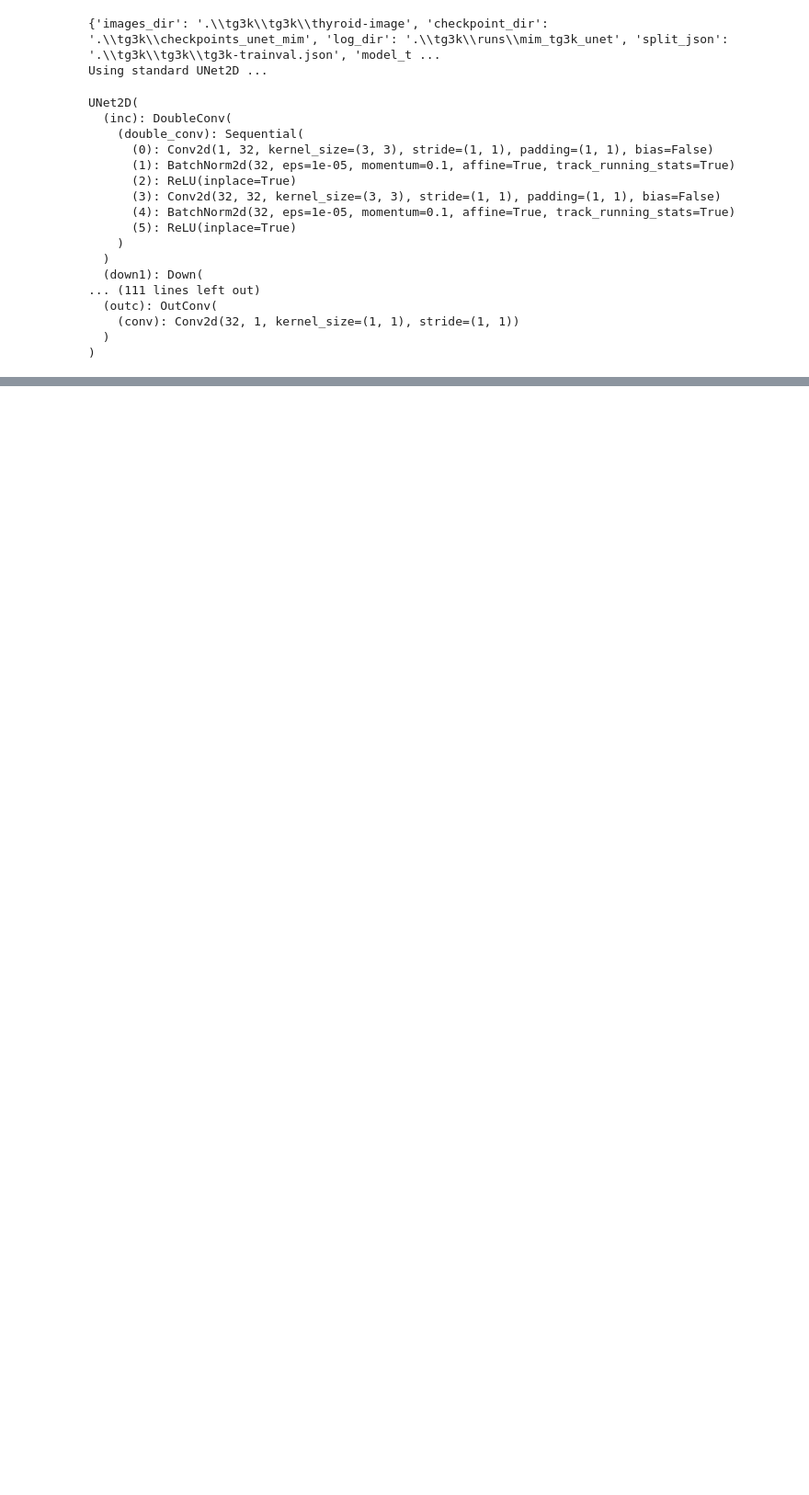
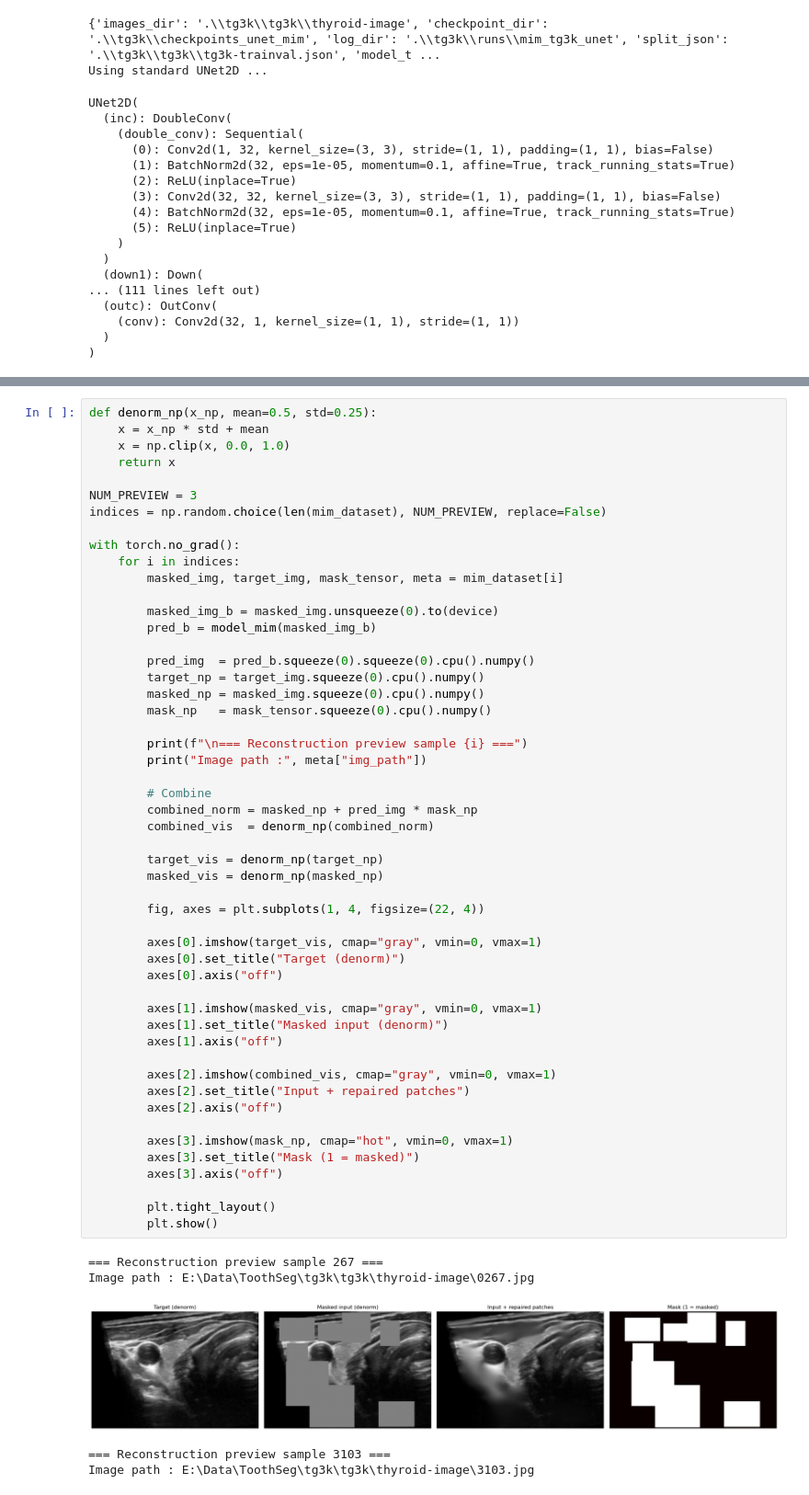
Before and after one commit to Linkbreathe/DL4CR, a Jupyter notebook: visual_helper.ipynb, the cells around one changed output, grey strips where cells are left out. Shown at 92% size. Drawn from its saved outputs; the diff is of its cells as text; blank space fills up the shorter version.

Commit message:
update for visual helper

```diff
--- a/visual_helper.ipynb
+++ b/visual_helper.ipynb
@@ -350,0 +400,57 @@ visualize_samples_in_one_plot(
+# %%
+def denorm_np(x_np, mean=0.5, std=0.25):
+    x = x_np * std + mean
+    x = np.clip(x, 0.0, 1.0)
+    return x
+
+NUM_PREVIEW = 3
+indices = np.random.choice(len(mim_dataset), NUM_PREVIEW, replace=False)
+
+with torch.no_grad():
+    for i in indices:
+        masked_img, target_img, mask_tensor, meta = mim_dataset[i]
+
+        masked_img_b = masked_img.unsqueeze(0).to(device)
+        pred_b = model_mim(masked_img_b)
+
+        pred_img  = pred_b.squeeze(0).squeeze(0).cpu().numpy()
+        target_np = target_img.squeeze(0).cpu().numpy()
+        masked_np = masked_img.squeeze(0).cpu().numpy()
+        mask_np   = mask_tensor.squeeze(0).cpu().numpy()
+
+        print(f"\n=== Reconstruction preview sample {i} ===")
+        print("Image path :", meta["img_path"])
+
+        # Combine
+        combined_norm = masked_np + pred_img * mask_np
+        combined_vis  = denorm_np(combined_norm)
+
+        target_vis = denorm_np(target_np)
+        masked_vis = denorm_np(masked_np)
+
+        fig, axes = plt.subplots(1, 4, figsize=(22, 4))
+
+        axes[0].imshow(target_vis, cmap="gray", vmin=0, vmax=1)
+        axes[0].set_title("Target (denorm)")
+        axes[0].axis("off")
+
+        axes[1].imshow(masked_vis, cmap="gray", vmin=0, vmax=1)
+        axes[1].set_title("Masked input (denorm)")
+        axes[1].axis("off")
+
+        axes[2].imshow(combined_vis, cmap="gray", vmin=0, vmax=1)
+        axes[2].set_title("Input + repaired patches")
+        axes[2].axis("off")
+
+        axes[3].imshow(mask_np, cmap="hot", vmin=0, vmax=1)
+        axes[3].set_title("Mask (1 = masked)")
+        axes[3].axis("off")
+
+        plt.tight_layout()
+        plt.show()
+# %% [output]
+=== Reconstruction preview sample 267 ===
+Image path : E:\Data\ToothSeg\tg3k\tg3k\thyroid-image\0267.jpg
+[figure, added]
+=== Reconstruction preview sample 3103 ===
+Image path : E:\Data\ToothSeg\tg3k\tg3k\thyroid-image\3103.jpg
```
Also changed, not shown: parts of 10 cells of this notebook, 5 other files.
